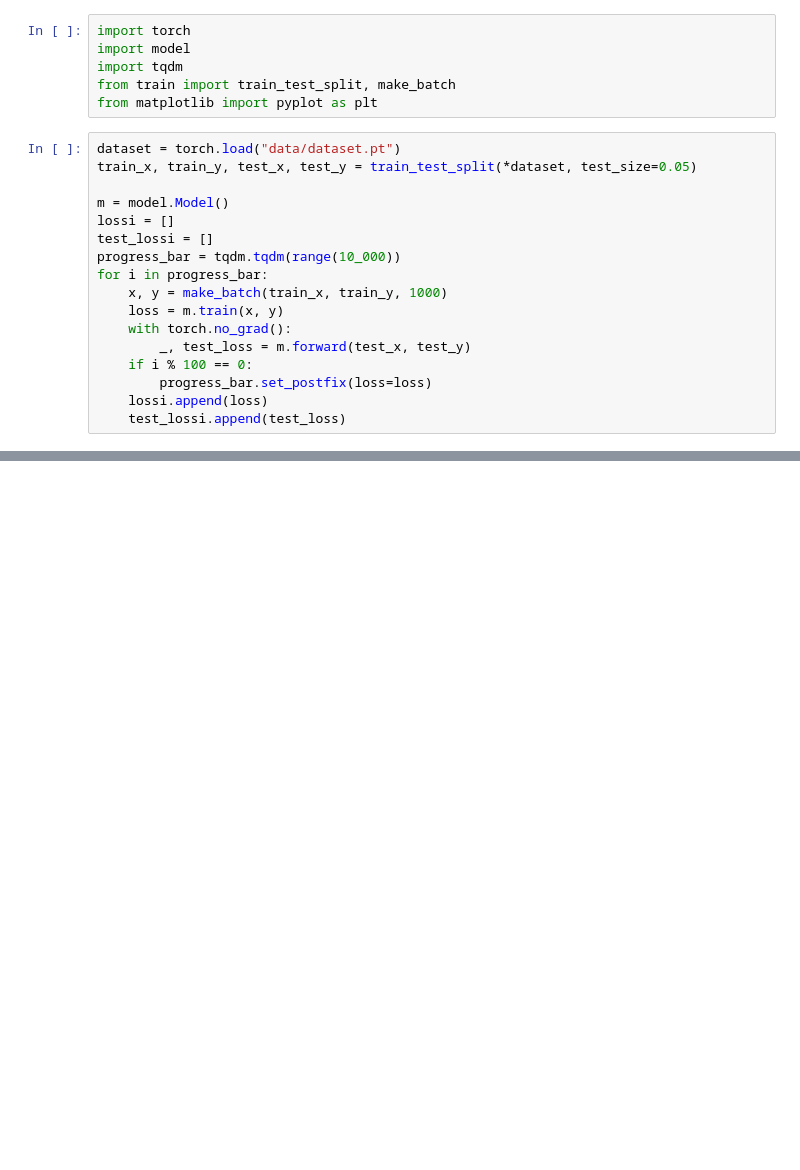
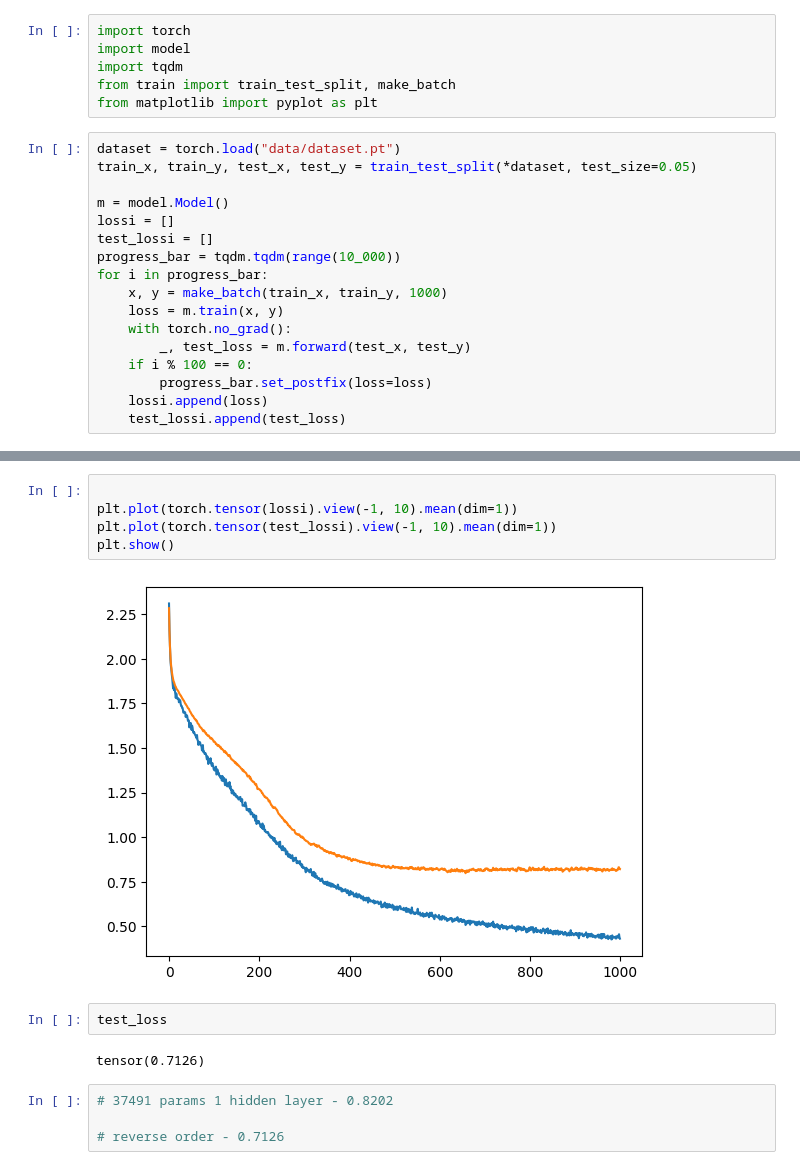
Before and after one commit to FeelForKirill/calculator, a Jupyter notebook: train.ipynb, the cells around one changed output, grey strips where cells are left out. Cells and saved outputs as stored; diff of their text form; blank space fills up the shorter version.

Commit message:
feat: 🎸 reverse order of predictions

```diff
--- a/train.ipynb
+++ b/train.ipynb
@@ -30,0 +31,15 @@ plt.show()
+# %%
+
+plt.plot(torch.tensor(lossi).view(-1, 10).mean(dim=1))
+plt.plot(torch.tensor(test_lossi).view(-1, 10).mean(dim=1))
+plt.show()
+# %% [output]
+[figure, added]
+# %%
+test_loss
+# %% [output]
+tensor(0.7126)
+# %%
+# 37491 params 1 hidden layer - 0.8202
+
+# reverse order - 0.7126
```
Also changed, not shown: parts of 1 cell of this notebook, 1 other file.
